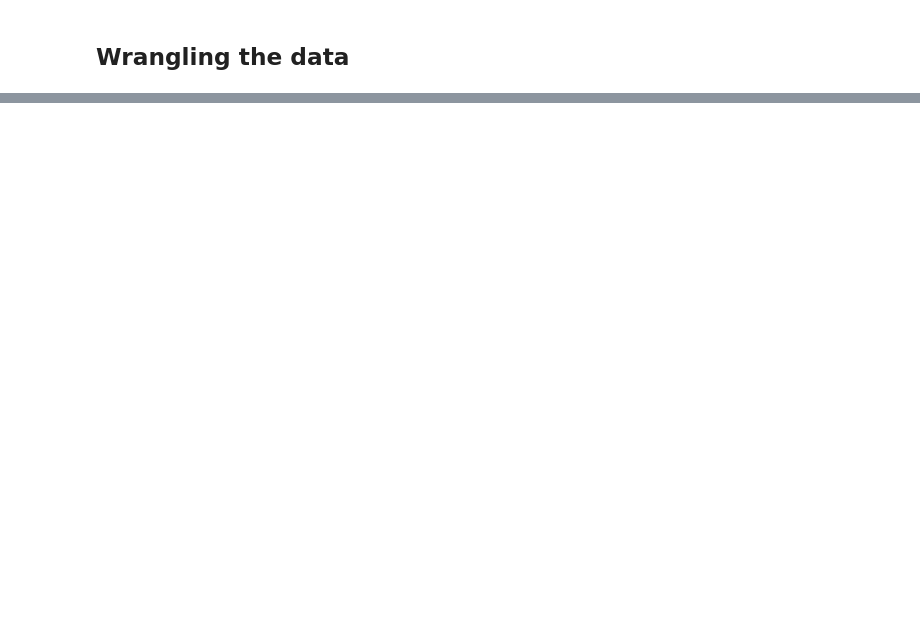
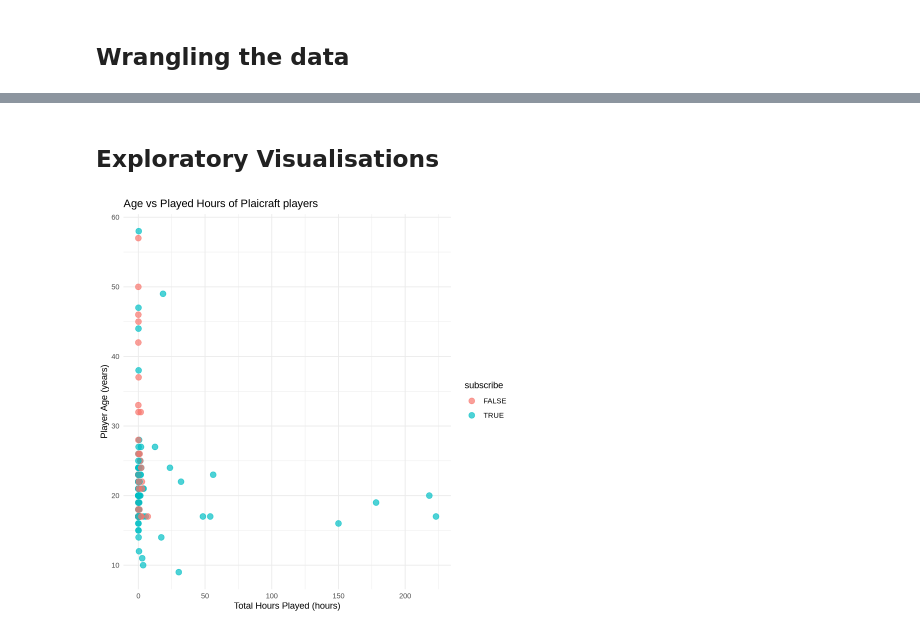
Before and after one commit to anisbejleri26-rgb/dsci100-project-34, a Jupyter notebook: Anis Bejleri - Project Planning Stage (Individual).ipynb, the cells around one changed output, grey strips where cells are left out. Saved outputs shown, nothing was run; the diff lists cells and outputs as text; code cells hidden in the pictures; blank space fills up the shorter version.

```diff
--- a/Anis Bejleri - Project Planning Stage (Individual).ipynb
+++ b/Anis Bejleri - Project Planning Stage (Individual).ipynb
@@ -85,0 +98,16 @@ A tibble: 5 × 3
+# %% [markdown]
+## Exploratory Visualisations
+# %%
+scatter_plot <- tidy_players |>
+                ggplot(aes(x = played_hours, y = Age, colour = subscribe)) +
+                geom_point(alpha = 0.7, size = 3) +
+                labs(
+                    title = "Age vs Played Hours of Plaicraft players",
+                    x = "Total Hours Played (hours)",
+                    y = "Player Age (years)"
+                ) +
+                theme_minimal()
+
+scatter_plot
+# %% [output]
+[figure, added]
```
Also changed, not shown: parts of 7 cells of this notebook.
